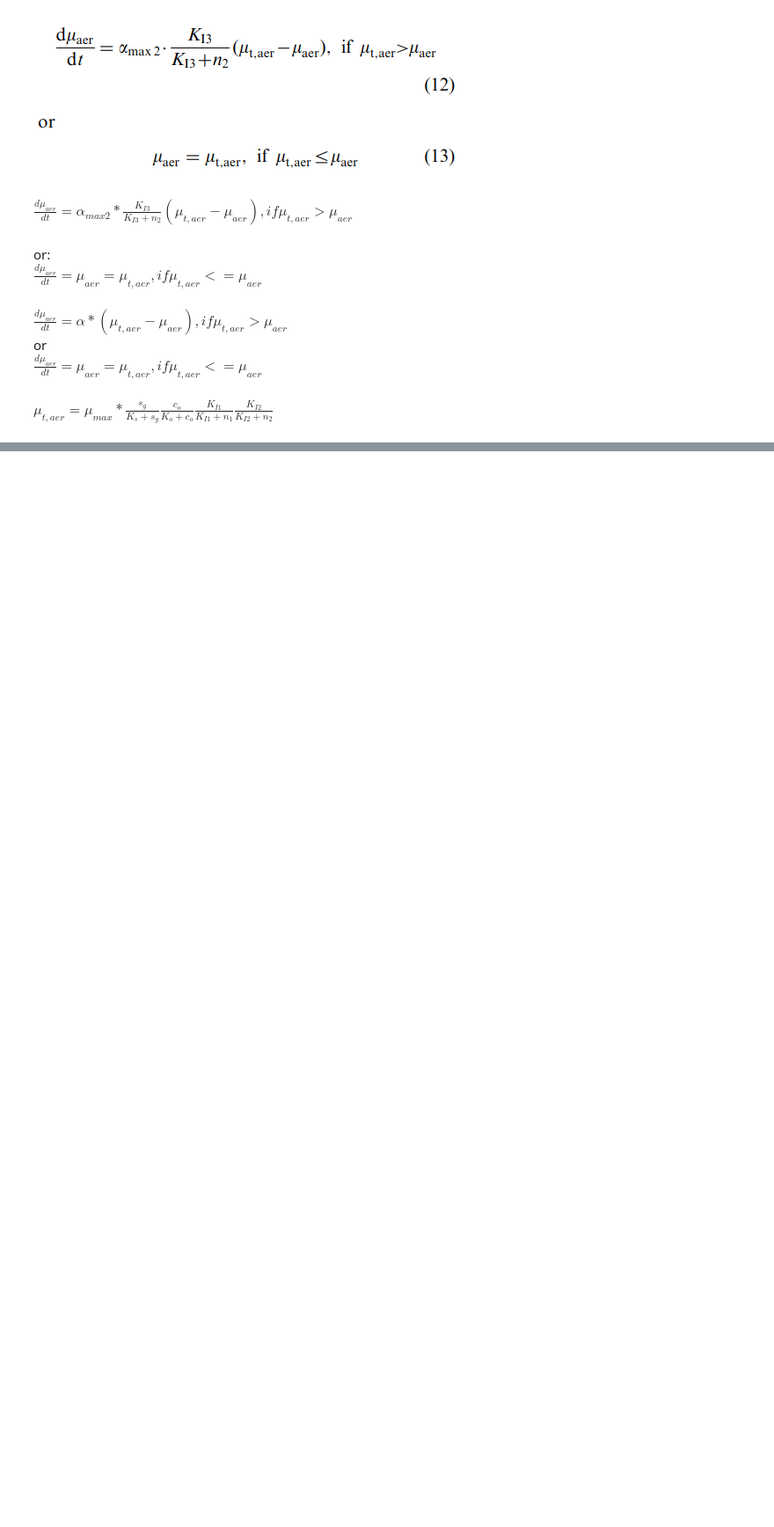
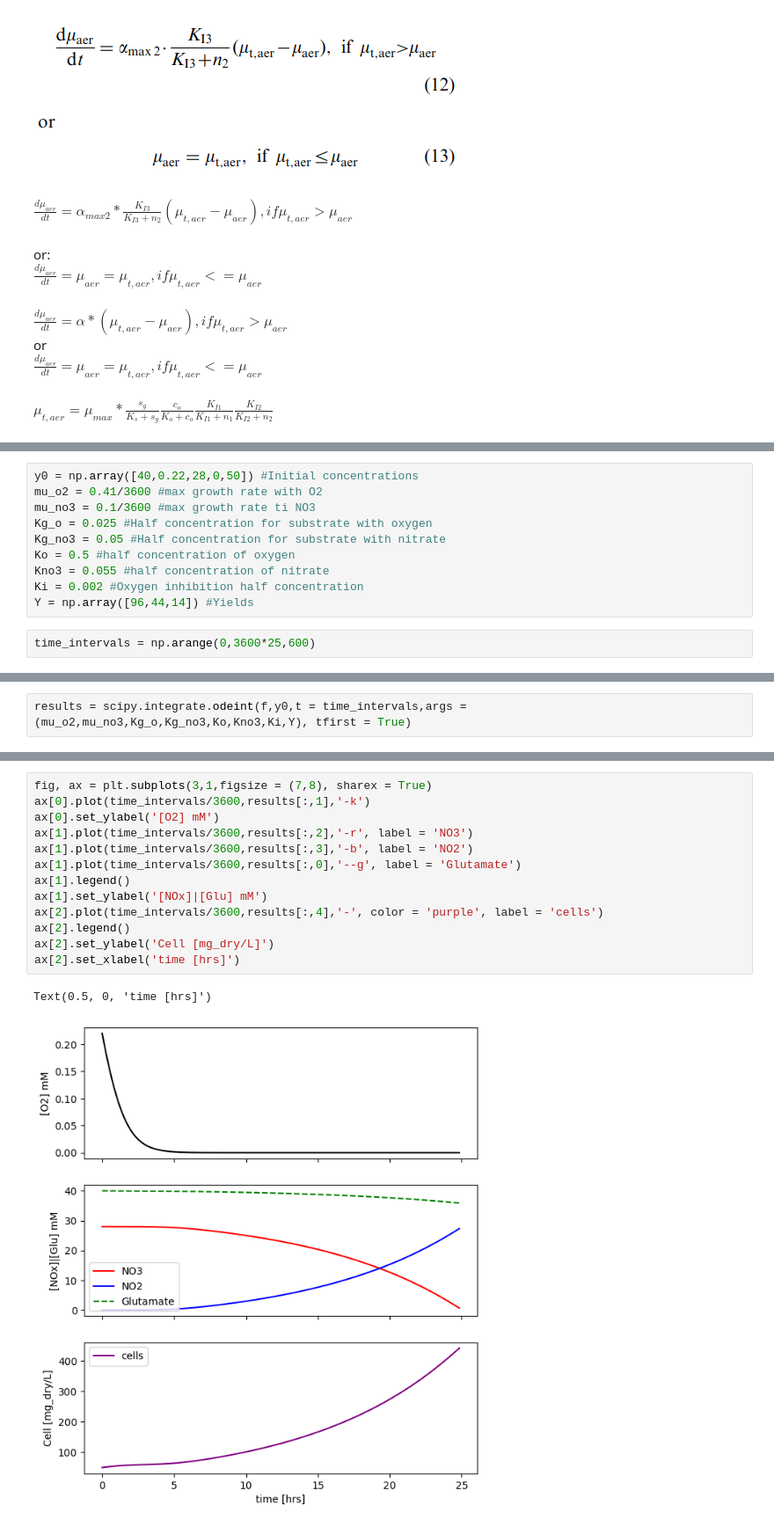
Before and after one commit to vcantarella/secunda, a Jupyter notebook: notebooks/reaction_experiments/bioreactor.ipynb, the cells around one changed output, grey strips where cells are left out. Shown at 88% size. Saved outputs shown, nothing was run; the diff lists cells and outputs as text; blank space fills up the shorter version.

```diff
--- a/notebooks/reaction_experiments/bioreactor.ipynb
+++ b/notebooks/reaction_experiments/bioreactor.ipynb
@@ -39,0 +81,12 @@ $\mu_{t,aer} = \mu_{max}*\frac{s_g}{K_s+s_g}\frac{c_o}{K_o+c_o}\frac{K_{I1}}{K_{
+# %%
+y0 = np.array([40,0.22,28,0,50]) #Initial concentrations
+mu_o2 = 0.41/3600 #max growth rate with O2
+mu_no3 = 0.1/3600 #max growth rate ti NO3
+Kg_o = 0.025 #Half concentration for substrate with oxygen
+Kg_no3 = 0.05 #Half concentration for substrate with nitrate
+Ko = 0.5 #half concentration of oxygen
+Kno3 = 0.055 #half concentration of nitrate
+Ki = 0.002 #Oxygen inhibition half concentration
+Y = np.array([96,44,14]) #Yields
+# %%
+time_intervals = np.arange(0,3600*25,600)
@@ -39,0 +95,2 @@ $\mu_{t,aer} = \mu_{max}*\frac{s_g}{K_s+s_g}\frac{c_o}{K_o+c_o}\frac{K_{I1}}{K_{
+# %%
+results = scipy.integrate.odeint(f,y0,t = time_intervals,args = (mu_o2,mu_no3,Kg_o,Kg_no3,Ko,Kno3,Ki,Y), tfirst = True)
@@ -39,0 +121,16 @@ $\mu_{t,aer} = \mu_{max}*\frac{s_g}{K_s+s_g}\frac{c_o}{K_o+c_o}\frac{K_{I1}}{K_{
+# %%
+fig, ax = plt.subplots(3,1,figsize = (7,8), sharex = True)
+ax[0].plot(time_intervals/3600,results[:,1],'-k')
+ax[0].set_ylabel('[O2] mM')
+ax[1].plot(time_intervals/3600,results[:,2],'-r', label = 'NO3')
+ax[1].plot(time_intervals/3600,results[:,3],'-b', label = 'NO2')
+ax[1].plot(time_intervals/3600,results[:,0],'--g', label = 'Glutamate')
+ax[1].legend()
+ax[1].set_ylabel('[NOx]|[Glu] mM')
+ax[2].plot(time_intervals/3600,results[:,4],'-', color = 'purple', label = 'cells')
+ax[2].legend()
+ax[2].set_ylabel('Cell [mg_dry/L]')
+ax[2].set_xlabel('time [hrs]')
+# %% [output]
+Text(0.5, 0, 'time [hrs]')
+[figure, added]
```
Also changed, not shown: parts of 15 cells of this notebook, 20 other files.
